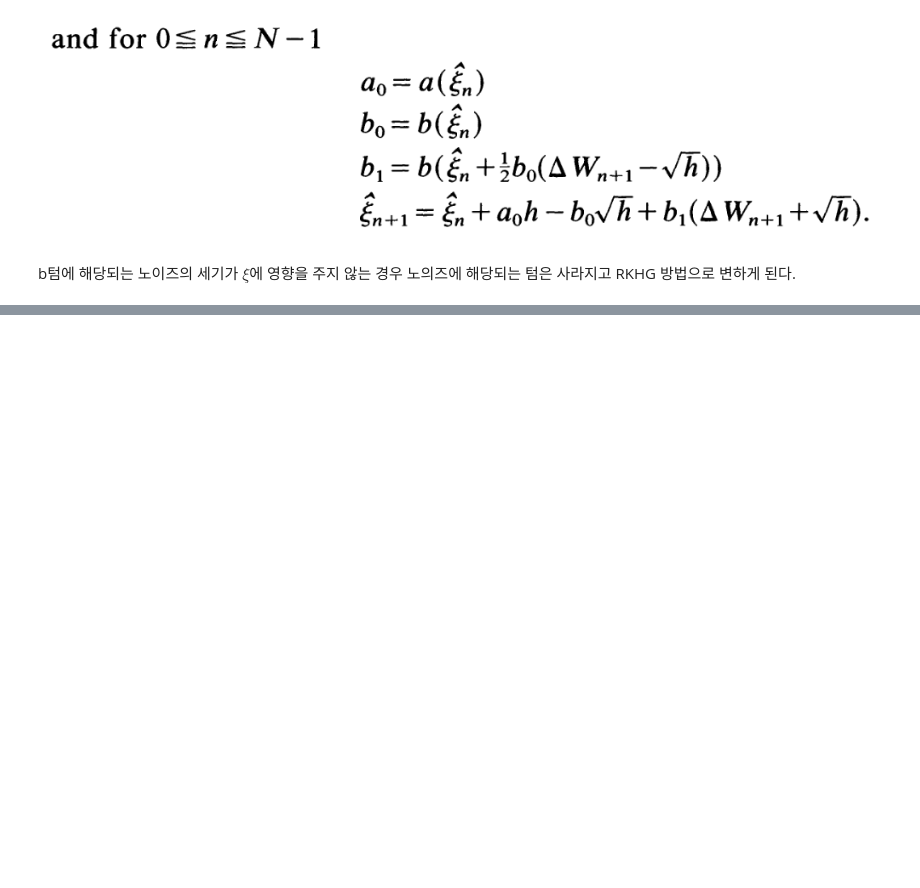
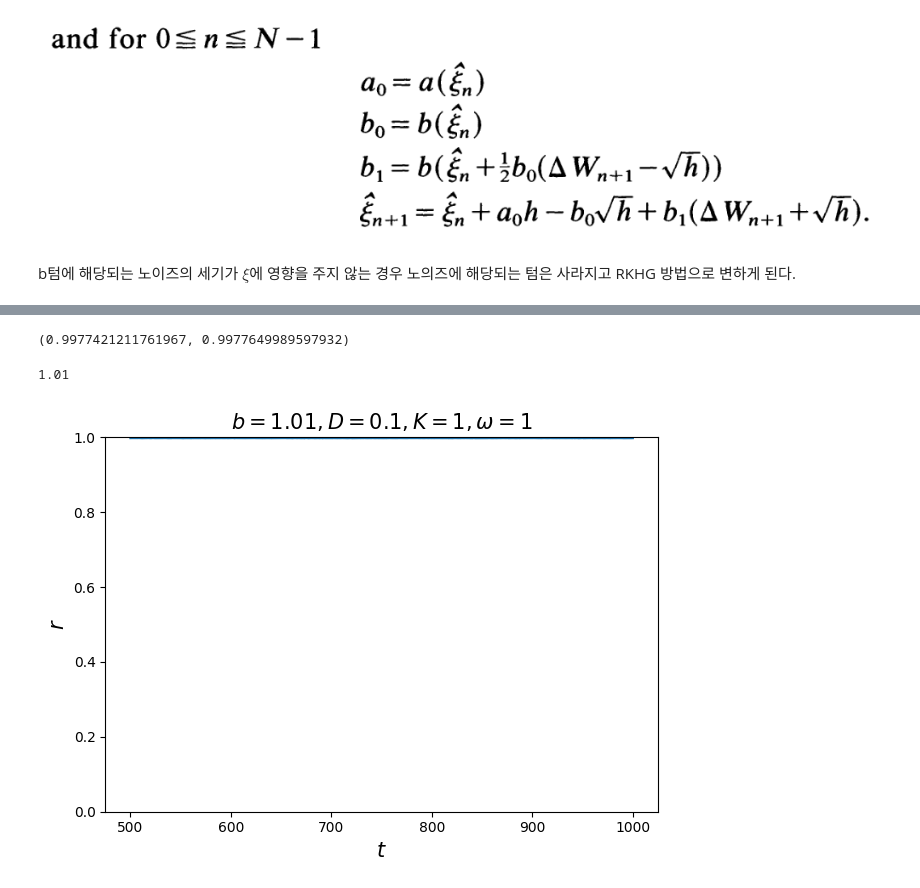
Before and after one commit to Gug-Young/Active_Rotator, a Jupyter notebook: 231229 Simulation SDE.ipynb, the cells around one changed output, grey strips where cells are left out. Drawn from its saved outputs; the diff is of its cells as text; code cells hidden in the pictures; blank space fills up the shorter version.

```diff
--- a/231229 Simulation SDE.ipynb
+++ b/231229 Simulation SDE.ipynb
@@ -11,0 +116,24 @@ b텀에 해당되는 노이즈의 세기가 $\xi$에 영향을 주지 않는 경
+# %%
+N = 1000
+
+theta_random, omega, Kc = Q_Normal(N, 0, 1, seed=10)
+omega = np.sort(omega)-np.mean(omega)
+omega = np.ones(N)
+# %%
+K = 1
+t_end = 1000
+dt = 0.1
+t = np.arange(0, t_end+dt/2, dt)
+D = 0.1
+b = 1.01
+# sol = RKHG(Kuramoto_mf,theta_random,t,D, args=(omega, N, K))
+# sol = RKHG(Kuramoto_mf,theta_random,t,D, args=(omega, N, K))
+sol = RKHG(Kuramoto_mf_AR,theta_random,t,D, args=(omega, N, K,b))
+# sol = RKHG(Kuramoto_AR,theta_random,t,D, args=(omega, N, K,b))
+# %%
+theta_s = sol[:,:N]
+dtheta_s = sol[:,N:2*N]
+# %%
+rabs_ = np.mean(np.exp(theta_s.T*1j),axis=0)
+rabs = rabs_[len(t)//2:]
+r = np.abs(rabs)
@@ -11,0 +144,17 @@ b텀에 해당되는 노이즈의 세기가 $\xi$에 영향을 주지 않는 경
+# %%
+sigma,np.mean(r)
+# %% [output]
+(0.9977421211761967, 0.9977649989597932)
+# %%
+b
+# %% [output]
+1.01
+# %%
+plt.plot(t[len(t)//2:],r)
+plt.xlabel('$t$',fontsize=15)
+plt.ylabel('$r$',fontsize=15)
+plt.title(rf'$b={b},D={D},K={K},\omega=1$',fontsize=15)
+plt.ylim(0.0,1)
+plt.tight_layout()
+# %% [output]
+[figure, added]
```
Also changed, not shown: parts of 19 cells of this notebook.
